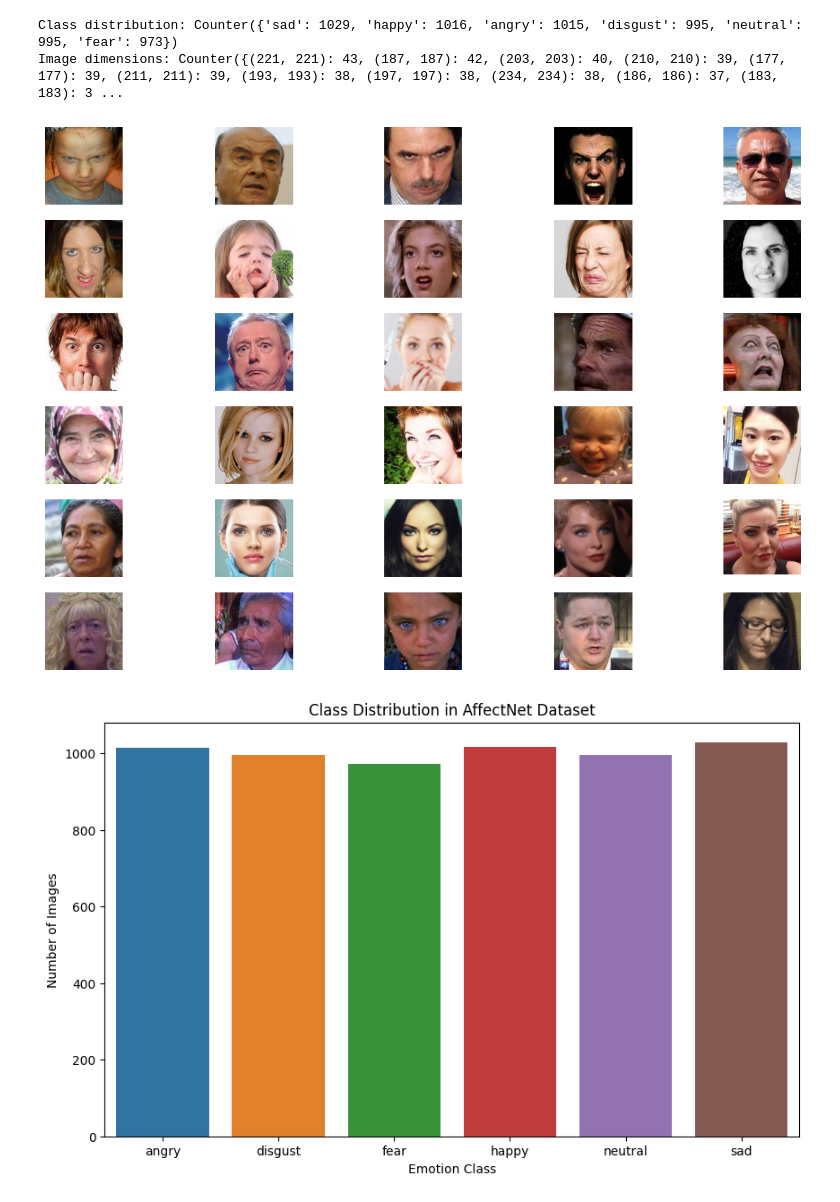
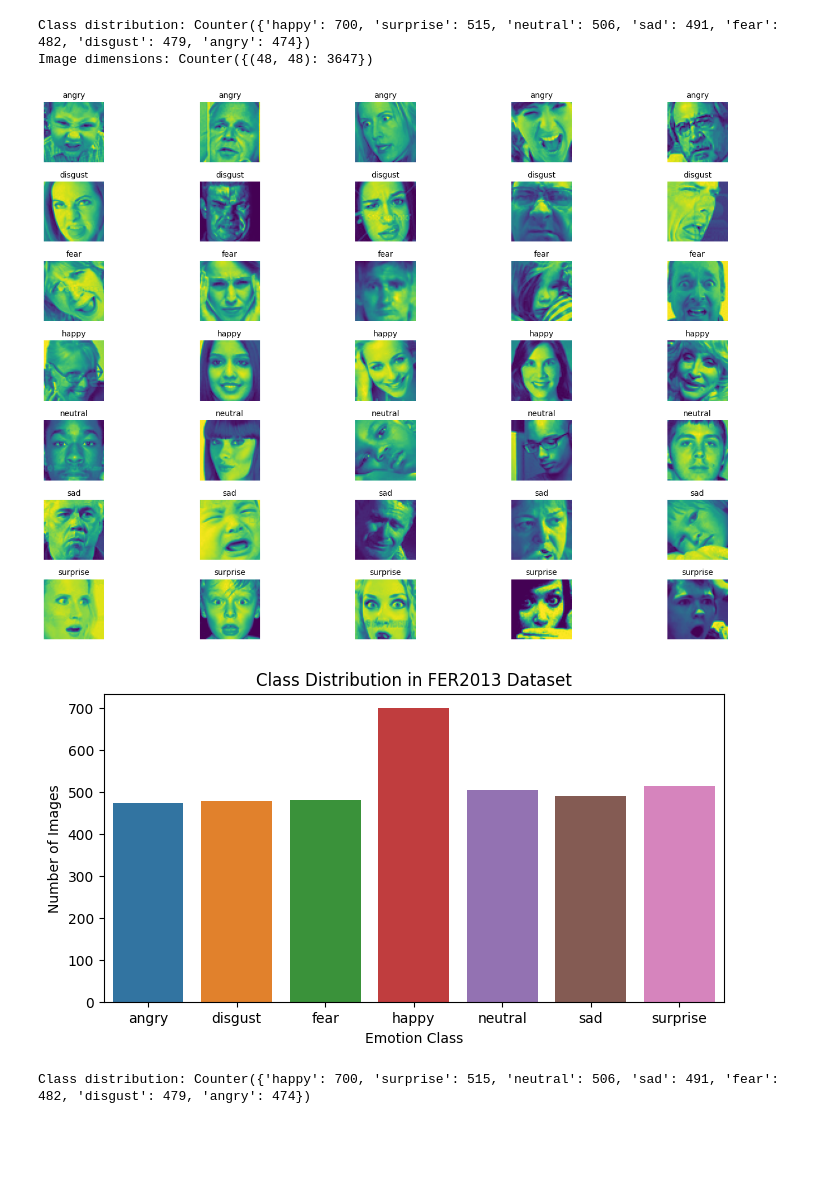
Before and after one commit to yjia28tan/EmoSense-Application, a Jupyter notebook: Backend/model_training/EDA.ipynb, the cells around one changed output. Cells and saved outputs as stored; diff of their text form; code cells hidden in the pictures; blank space fills up the shorter version.

Commit message:
Data Preprocessing

```diff
--- a/Backend/model_training/EDA.ipynb
+++ b/Backend/model_training/EDA.ipynb
@@ -1,12 +1,11 @@
 # %%
-# train dataset
-
+# FER2013 dataset
 import os
 from collections import Counter
 from PIL import Image
 
 # Define dataset directory
-dataset_dir = r"C:\Users\User\OneDrive\Documents\YiJia\INTI\FYP\Dataset\data_AN\train"
+dataset_dir = r"C:\Users\User\OneDrive\Documents\YiJia\INTI\FYP\Dataset\cleaned\datasets\train"
 
 # Function to get image file paths and their corresponding classes
 def get_image_classes(dataset_dir):
@@ -34,40 +33,45 @@ for root, dirs, files in os.walk(dataset_dir):
 # Print some statistics on image dimensions
 print("Image dimensions:", Counter(image_dimensions))
 # %% [output]
-Class distribution: Counter({'sad': 1029, 'happy': 1016, 'angry': 1015, 'disgust': 995, 'neutral': 995, 'fear': 973})
-Image dimensions: Counter({(221, 221): 43, (187, 187): 42, (203, 203): 40, (210, 210): 39, (177, 177): 39, (211, 211): 39, (193, 193): 38, (197, 197): 38, (234, 234): 38, (186, 186): 37, (183, 183): 3 ...
+Class distribution: Counter({'happy': 700, 'surprise': 515, 'neutral': 506, 'sad': 491, 'fear': 482, 'disgust': 479, 'angry': 474})
+Image dimensions: Counter({(48, 48): 3647})
 # %%
 import matplotlib.pyplot as plt
 import random
 
 # Function to plot random images from each class
 def plot_random_images(dataset_dir, class_distribution, n_images=5):
     plt.figure(figsize=(15, 10))
     for i, (emotion_class, _) in enumerate(class_distribution.items()):
         class_dir = os.path.join(dataset_dir, emotion_class)
         images = [os.path.join(class_dir, img) for img in os.listdir(class_dir) if img.endswith(('.jpg', '.png'))]
         for j in range(n_images):
             img_path = random.choice(images)
             img = Image.open(img_path)
             plt.subplot(len(class_distribution), n_images, i * n_images + j + 1)
             plt.imshow(img)
             plt.axis('off')
-            if j == 0:
-                plt.ylabel(emotion_class, size=12)
+            # Display the emotion class label together with the image
+            plt.title(emotion_class, fontsize=10)
+    plt.tight_layout()
     plt.show()
 
+# Example usage
 plot_random_images(dataset_dir, class_distribution)
 # %% [output]
-[figure, old version]
+[figure, new version]
 # %%
 import seaborn as sns
 
 # Plotting class distribution
-plt.figure(figsize=(10, 6))
+plt.figure(figsize=(8, 4))
 sns.barplot(x=list(class_distribution.keys()), y=list(class_distribution.values()))
-plt.title('Class Distribution in AffectNet Dataset')
+plt.title('Class Distribution in FER2013 Dataset')
 plt.xlabel('Emotion Class')
 plt.ylabel('Number of Images')
 plt.show()
+
+print("Class distribution:", class_distribution)
 # %% [output]
-[figure, old version]
+[figure, new version]
+Class distribution: Counter({'happy': 700, 'surprise': 515, 'neutral': 506, 'sad': 491, 'fear': 482, 'disgust': 479, 'angry': 474})
```
Also changed, not shown: parts of 7 cells of this notebook.
